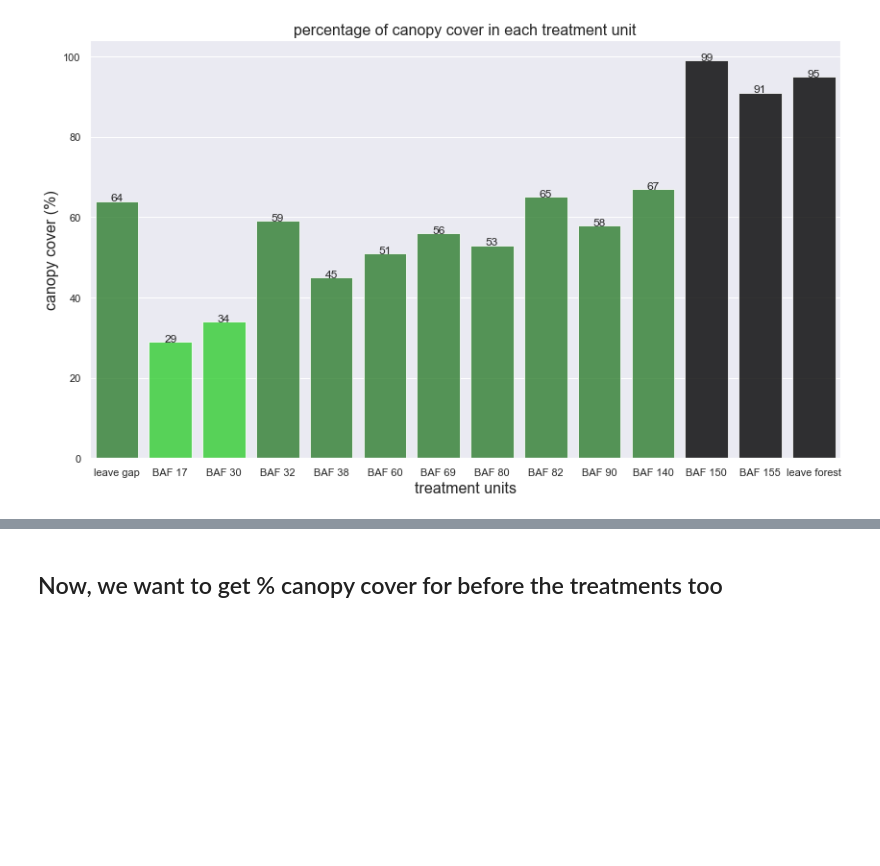
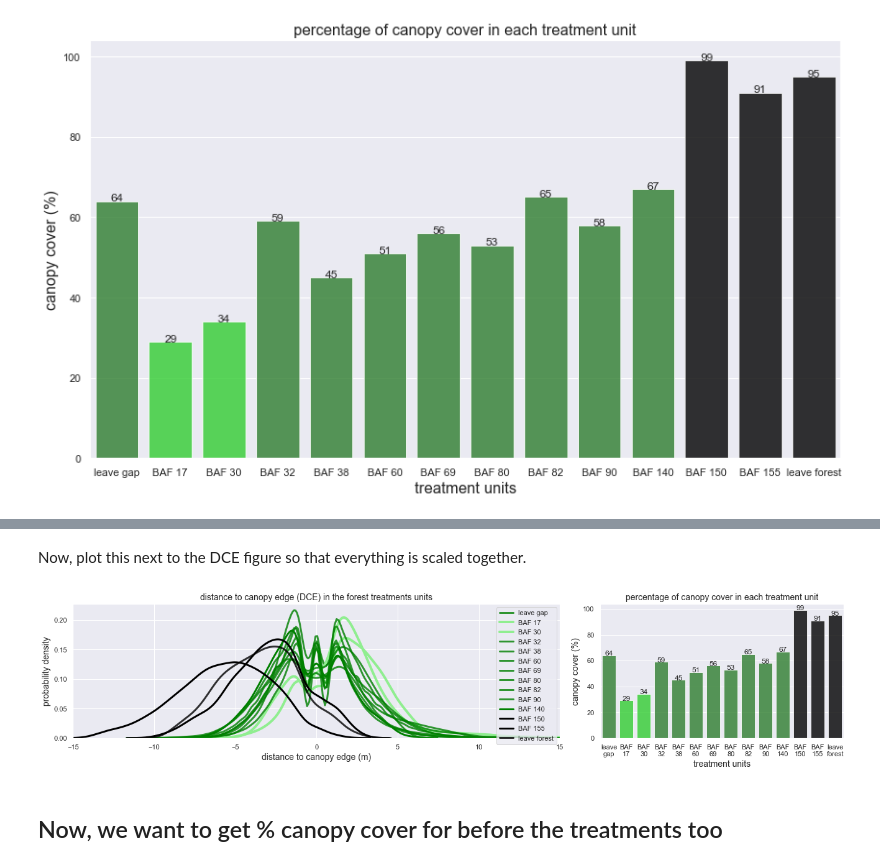
Before and after one commit to cassielumbrazo/CER_raster_analysis, a Jupyter notebook: 6_dce_groups_b_figure.ipynb, the cells around one changed output, grey strips where cells are left out. Saved outputs shown, nothing was run; the diff lists cells and outputs as text; code cells hidden in the pictures; blank space fills up the shorter version.

```diff
--- a/6_dce_groups_b_figure.ipynb
+++ b/6_dce_groups_b_figure.ipynb
@@ -962,3 +992,63 @@ Text(0.5, 0, 'treatment units')
+# %% [markdown]
+Now, plot this next to the DCE figure so that everything is scaled together.
+# %%
+fig, axes = plt.subplots(1, 2, sharex=False, sharey=False, figsize=(18,4), constrained_layout = True,
+                         gridspec_kw={'width_ratios': [2, 1]})
+
+colorlow = 'lightgreen';colormed = 'green';colorhigh = 'black'
+alpha_num = 0.8
+fontsize_num = 14
+
+# first plot _________________________________________________________
+sns.kdeplot(ds['dce_rapid_baf_new_1'].values.flatten(), ax=axes[0], color=colormed, label='leave gap', cumulative=False, linewidth=3, alpha=alpha_num)
+
+sns.kdeplot(ds['dce_rapid_baf_new_17'].values.flatten(), ax=axes[0], color=colorlow, label='BAF 17', cumulative=False, linewidth=4)
+sns.kdeplot(ds['dce_rapid_baf_new_30'].values.flatten(), ax=axes[0], color=colorlow, label='BAF 30', cumulative=False, linewidth=4)
+sns.kdeplot(ds['dce_rapid_baf_new_32'].values.flatten(), ax=axes[0], color=colormed, label='BAF 32', cumulative=False, linewidth=3, alpha=alpha_num)
+sns.kdeplot(ds['dce_rapid_baf_new_38'].values.flatten(), ax=axes[0], color=colormed, label='BAF 38', cumulative=False, linewidth=3, alpha=alpha_num)
+sns.kdeplot(ds['dce_rapid_baf_new_60'].values.flatten(), ax=axes[0], color=colormed, label='BAF 60', cumulative=False, linewidth=3, alpha=alpha_num)
+sns.kdeplot(ds['dce_rapid_baf_new_69'].values.flatten(), ax=axes[0], color=colormed, label='BAF 69', cumulative=False, linewidth=3, alpha=alpha_num)
+sns.kdeplot(ds['dce_rapid_baf_new_80'].values.flatten(), ax=axes[0], color=colormed, label='BAF 80', cumulative=False, linewidth=3, alpha=alpha_num)
+sns.kdeplot(ds['dce_rapid_baf_new_82'].values.flatten(), ax=axes[0], color=colormed, label='BAF 82', cumulative=False, linewidth=3, alpha=alpha_num)
+sns.kdeplot(ds['dce_rapid_baf_new_90'].values.flatten(), ax=axes[0], color=colormed, label='BAF 90', cumulative=False, linewidth=3, alpha=alpha_num)
+sns.kdeplot(ds['dce_rapid_baf_new_140'].values.flatten(), ax=axes[0], color=colormed, label='BAF 140', cumulative=False, linewidth=3)
+sns.kdeplot(ds['dce_rapid_baf_new_150'].values.flatten(), ax=axes[0], color=colorhigh, label='BAF 150', cumulative=False, linewidth=3)
+sns.kdeplot(ds['dce_rapid_baf_new_155'].values.flatten(), ax=axes[0], color=colorhigh, label='BAF 155', cumulative=False, linewidth=3)
+
+sns.kdeplot(ds['dce_rapid_baf_new_2'].values.flatten(), ax=axes[0], color=colorhigh, label='leave forest', cumulative=False, linewidth=3, alpha=alpha_num)
+
+# labels
+axes[0].set_title('distance to canopy edge (DCE) in the forest treatments units', fontsize=fontsize_num)
+axes[0].set_xlabel('distance to canopy edge (m)', fontsize=fontsize_num)
+axes[0].set_ylabel('probability density', fontsize=fontsize_num)
+axes[0].set_xlim(-15,15)
+
+axes[0].legend(loc='upper right')
+
+# second plot _________________________________________________________
+ax = sns.barplot(data=df_fix, x='BAF', y='canopy_cover_2m', color='forestgreen', ax=axes[1], alpha=0.8)
+
+# add the number to the top of the bars
+for index, value in enumerate(df_fix['canopy_cover_2m']):
+    plt.text(index, value, str(value), ha='center')
+
+# Change the colors of the 2nd and 3rd bars
+ax.patches[1].set_facecolor('limegreen')
+ax.patches[2].set_facecolor('limegreen')
+
+ax.patches[11].set_facecolor('black')
+ax.patches[12].set_facecolor('black')
+ax.patches[13].set_facecolor('black')
+
+axes[1].set_title('percentage of canopy cover in each treatment unit', fontsize=fontsize_num)
+axes[1].set_ylabel('canopy cover (%)', fontsize=fontsize_num)
+axes[1].set_xlabel('treatment units', fontsize=fontsize_num)
+
+# adjust the xtick marks in the second plot to be more readable
+axes[1].set_xticklabels(['leave\ngap', 'BAF\n17', 'BAF\n30', 'BAF\n32', 'BAF\n38', 'BAF\n60', 'BAF\n69', 'BAF\n80', 'BAF\n82', 'BAF\n90', 'BAF\n140', 'BAF\n150', 'BAF\n155', 'leave\nforest'])
+plt.show()
+# %% [output]
+[figure, added]
 # %% [markdown]
 ## Now, we want to get % canopy cover for before the treatments too
 # %%
```
Also changed, not shown: parts of 6 cells of this notebook.
